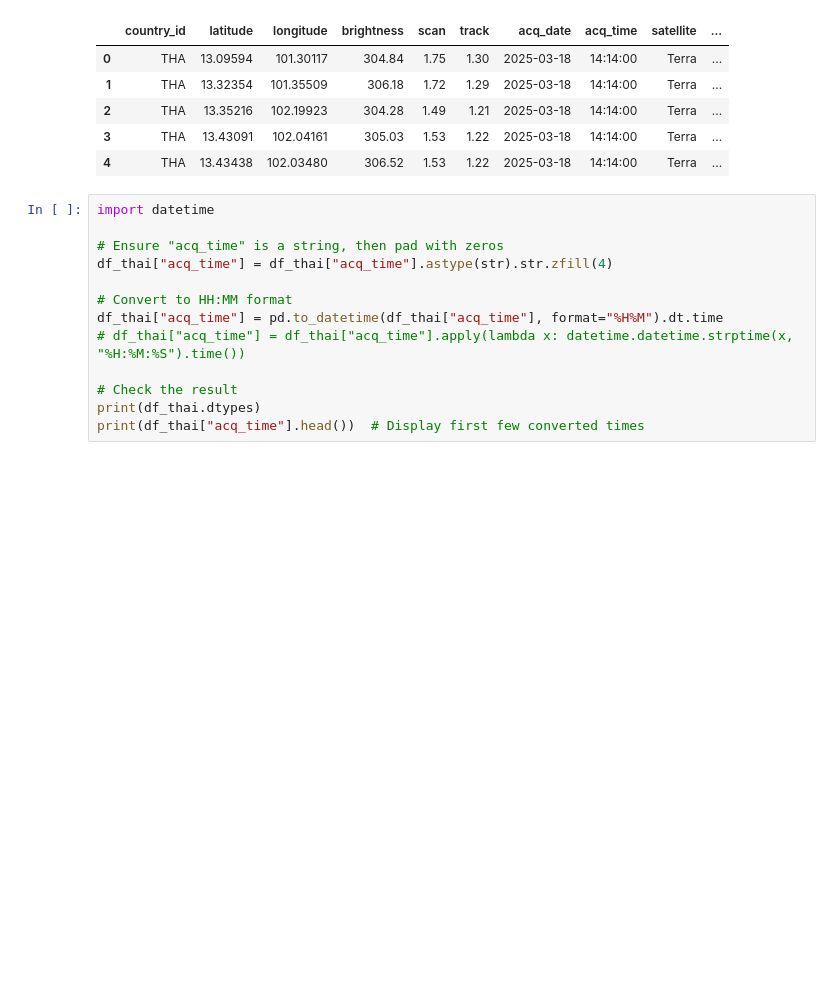
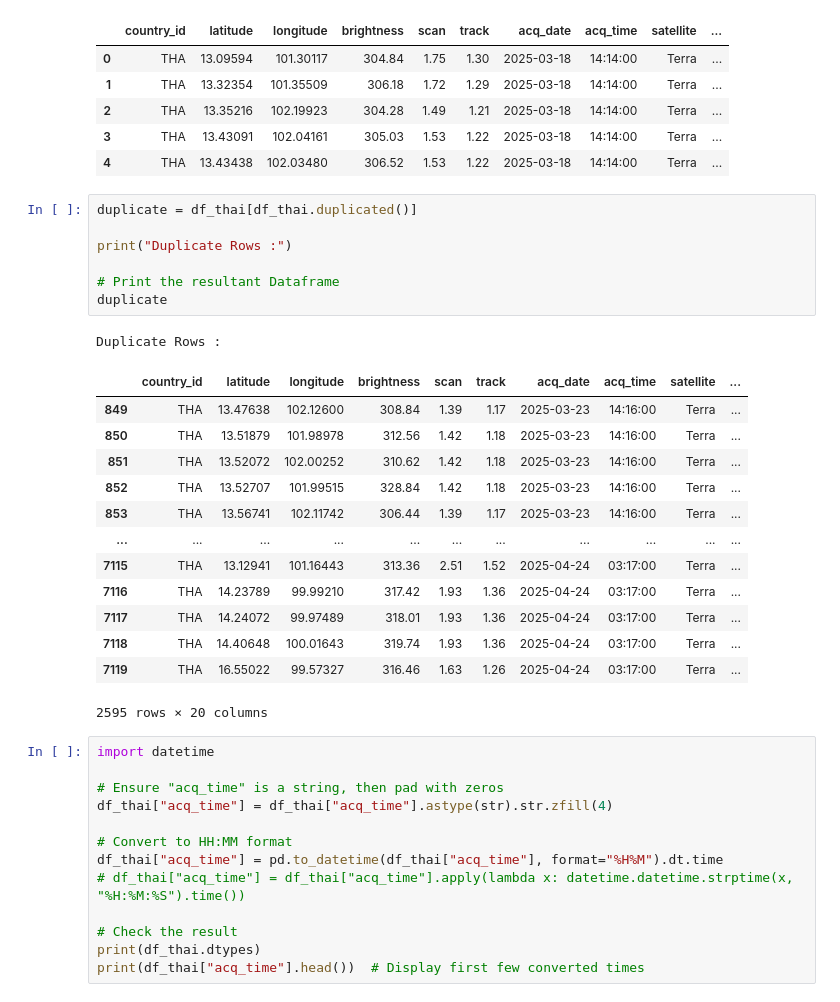
Before and after one commit to ParattakornUdomarnun/dsi321_2025, a Jupyter notebook: api local/guytome.ipynb, the cells around one changed output. Cells and saved outputs as stored; diff of their text form; blank space fills up the shorter version.

```diff
--- a/api local/guytome.ipynb
+++ b/api local/guytome.ipynb
@@ -39,6 +39,28 @@ memory usage: 887.1+ KB
 | 2 | THA | 13.35216 | 102.19923 | 304.28 | 1.49 | 1.21 | 2025-03-18 | 14:14:00 | Terra | ... |
 | 3 | THA | 13.43091 | 102.04161 | 305.03 | 1.53 | 1.22 | 2025-03-18 | 14:14:00 | Terra | ... |
 | 4 | THA | 13.43438 | 102.03480 | 306.52 | 1.53 | 1.22 | 2025-03-18 | 14:14:00 | Terra | ... |
+# %%
+duplicate = df_thai[df_thai.duplicated()]
+
+print("Duplicate Rows :")
+
+# Print the resultant Dataframe
+duplicate
+# %% [output]
+Duplicate Rows :
+|  | country_id | latitude | longitude | brightness | scan | track | acq_date | acq_time | satellite | ... |
+| 849 | THA | 13.47638 | 102.12600 | 308.84 | 1.39 | 1.17 | 2025-03-23 | 14:16:00 | Terra | ... |
+| 850 | THA | 13.51879 | 101.98978 | 312.56 | 1.42 | 1.18 | 2025-03-23 | 14:16:00 | Terra | ... |
+| 851 | THA | 13.52072 | 102.00252 | 310.62 | 1.42 | 1.18 | 2025-03-23 | 14:16:00 | Terra | ... |
+| 852 | THA | 13.52707 | 101.99515 | 328.84 | 1.42 | 1.18 | 2025-03-23 | 14:16:00 | Terra | ... |
+| 853 | THA | 13.56741 | 102.11742 | 306.44 | 1.39 | 1.17 | 2025-03-23 | 14:16:00 | Terra | ... |
+| ... | ... | ... | ... | ... | ... | ... | ... | ... | ... | ... |
+| 7115 | THA | 13.12941 | 101.16443 | 313.36 | 2.51 | 1.52 | 2025-04-24 | 03:17:00 | Terra | ... |
+| 7116 | THA | 14.23789 | 99.99210 | 317.42 | 1.93 | 1.36 | 2025-04-24 | 03:17:00 | Terra | ... |
+| 7117 | THA | 14.24072 | 99.97489 | 318.01 | 1.93 | 1.36 | 2025-04-24 | 03:17:00 | Terra | ... |
+| 7118 | THA | 14.40648 | 100.01643 | 319.74 | 1.93 | 1.36 | 2025-04-24 | 03:17:00 | Terra | ... |
+| 7119 | THA | 16.55022 | 99.57327 | 316.46 | 1.63 | 1.26 | 2025-04-24 | 03:17:00 | Terra | ... |
+2595 rows × 20 columns
 # %%
 import datetime
 
```
Also changed, not shown: 4 other files.
